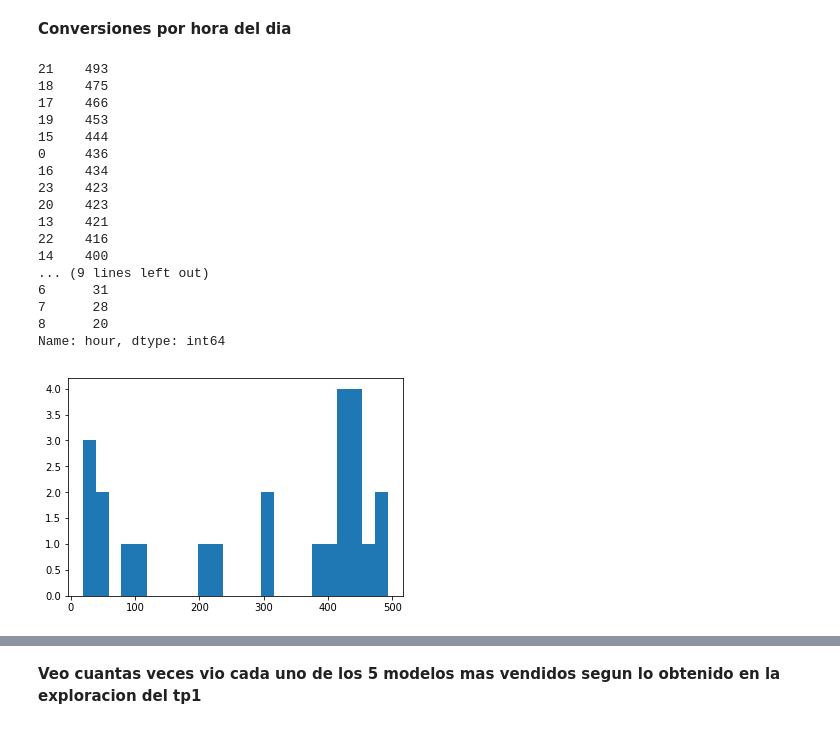
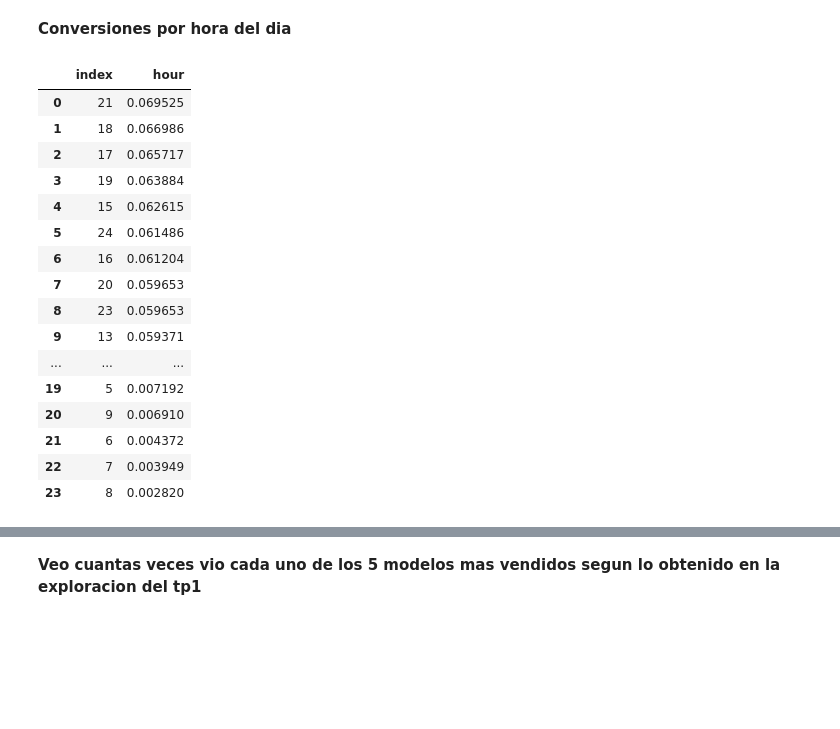
Before and after one commit to Blaz77/DatosReloaded, a Jupyter notebook: TP2/resolucion2.ipynb, the cells around one changed output, grey strips where cells are left out. Drawn from its saved outputs; the diff is of its cells as text; code cells hidden in the pictures; blank space fills up the shorter version.

```diff
--- a/TP2/resolucion2.ipynb
+++ b/TP2/resolucion2.ipynb
@@ -51,3 +51,5 @@ features['person'] = events_data['person'].unique()
 # %%
 events_data['hour'] = pd.to_datetime(events_data['timestamp']).dt.hour
 events_data['date'] = pd.to_datetime(events_data['timestamp']).dt.date
+# %%
+map_hora = {0:24}
@@ -227,28 +231,25 @@ features.head()
 **Conversiones por hora del dia**
 # %%
 conversions_hour = pd.DataFrame()
-conversions = events_data.loc[events_data['event'] == 'conversion',['hour']]
+conversions_hour = events_data.loc[events_data['event'] == 'conversion',['hour']]
-# %%
-conversions['hour'].value_counts()
-# %% [output]
-21    493
-18    475
-17    466
-19    453
-15    444
-0     436
-16    434
-23    423
-20    423
-13    421
-22    416
-14    400
-... (9 lines left out)
-6      31
-7      28
-8      20
-Name: hour, dtype: int64
-# %%
-plt.hist(conversions['hour'].value_counts(),bins = 24);
-# %% [output]
-[figure, removed]
+# %%
+conversions_hour = pd.DataFrame(conversions_hour['hour'].value_counts()/conversions_hour.shape[0])
+conversions_hour.reset_index()
+# %% [output]
+|  | index | hour |
+| 0 | 21 | 0.069525 |
+| 1 | 18 | 0.066986 |
+| 2 | 17 | 0.065717 |
+| 3 | 19 | 0.063884 |
+| 4 | 15 | 0.062615 |
+| 5 | 24 | 0.061486 |
+| 6 | 16 | 0.061204 |
+| 7 | 20 | 0.059653 |
+| 8 | 23 | 0.059653 |
+| 9 | 13 | 0.059371 |
+| ... | ... | ... |
+| 19 | 5 | 0.007192 |
+| 20 | 9 | 0.006910 |
+| 21 | 6 | 0.004372 |
+| 22 | 7 | 0.003949 |
+| 23 | 8 | 0.002820 |
```
Also changed, not shown: parts of 6 cells of this notebook.
